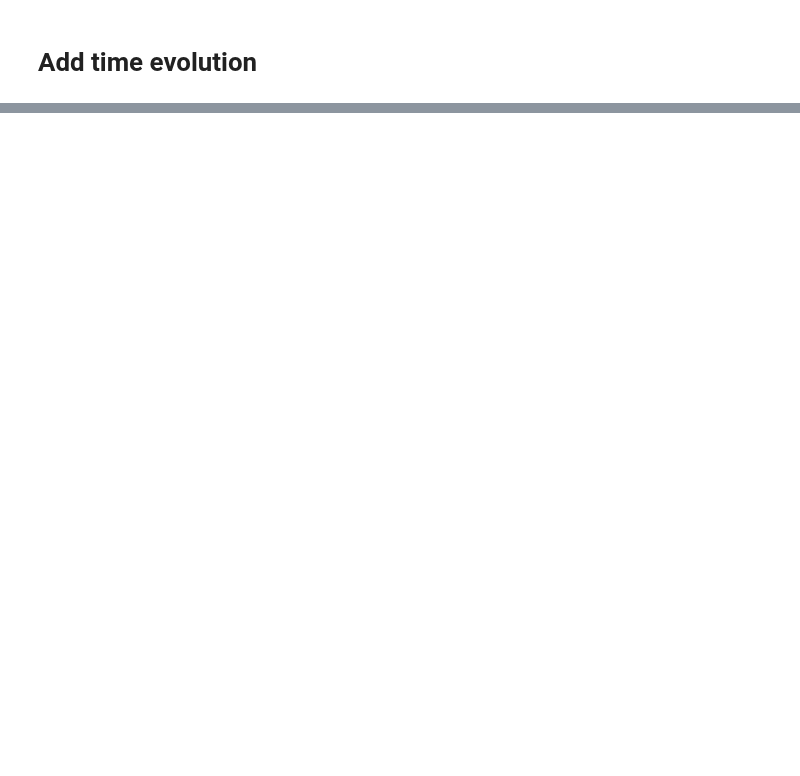
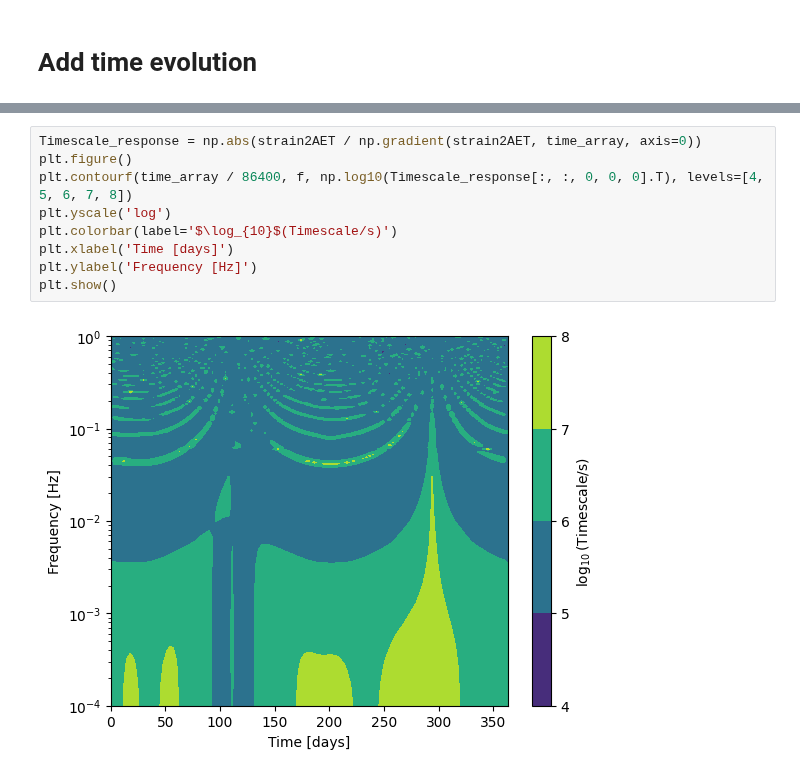
Before and after one commit to lorenzsp/ResponseRequirements, a Jupyter notebook: TimeFrequencySensitivity.ipynb, the cells around one changed output, grey strips where cells are left out. Drawn from its saved outputs; the diff is of its cells as text; blank space fills up the shorter version.

```diff
--- a/TimeFrequencySensitivity.ipynb
+++ b/TimeFrequencySensitivity.ipynb
@@ -166,0 +235,11 @@ sensitivity shape: (53, 149, 3072)
+# %%
+Timescale_response = np.abs(strain2AET / np.gradient(strain2AET, time_array, axis=0))
+plt.figure()
+plt.contourf(time_array / 86400, f, np.log10(Timescale_response[:, :, 0, 0, 0].T), levels=[4, 5, 6, 7, 8])
+plt.yscale('log')
+plt.colorbar(label='$\log_{10}$(Timescale/s)')
+plt.xlabel('Time [days]')
+plt.ylabel('Frequency [Hz]')
+plt.show()
+# %% [output]
+[figure, added]
```
Also changed, not shown: parts of 25 cells of this notebook, 1 other file.
